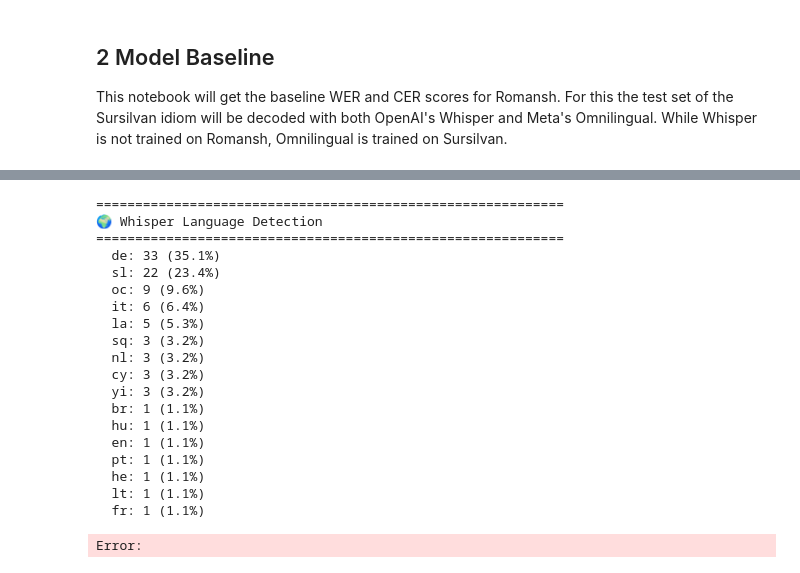
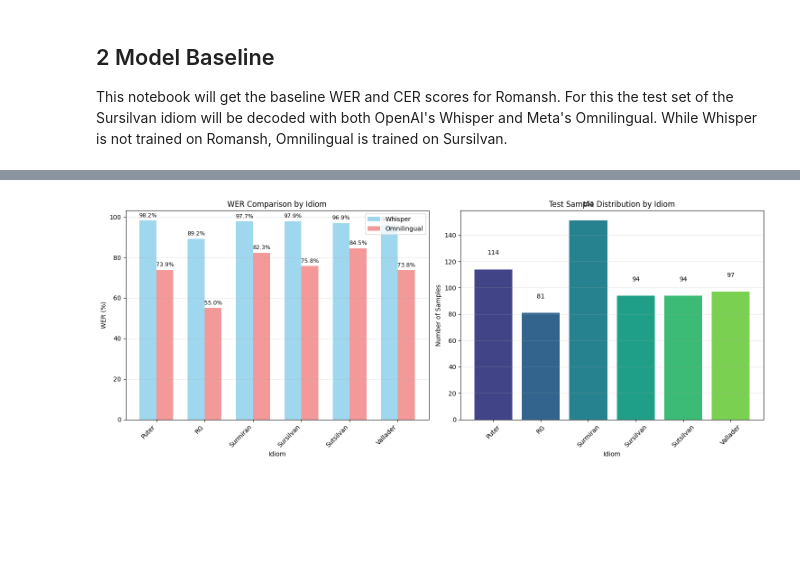
Before and after one commit to manueltuor/Romansh-ASR, a Jupyter notebook: 2_Model_Baseline.ipynb, the cells around one changed output, grey strips where cells are left out. Saved outputs shown, nothing was run; the diff lists cells and outputs as text; code cells hidden in the pictures; blank space fills up the shorter version.

```diff
--- a/2_Model_Baseline.ipynb
+++ b/2_Model_Baseline.ipynb
@@ -293,33 +270,52 @@ Omnilingual:
 # %%
-print("\n" + "="*60)
-print("🌍 Whisper Language Detection")
-print("="*60)
+# Cell 8: Visualization
+fig, axes = plt.subplots(1, 2, figsize=(15, 6))
 
-if whisper_languages:
-    from collections import Counter
-    lang_counts = Counter(whisper_languages)
-    total = len(whisper_languages)
+# Plot 1: WER comparison
+ax = axes[0]
+idioms_plot = idiom_summary[:-1]  # exclude overall
+x = np.arange(len(idioms_plot))
+width = 0.35
 
-    for lang, count in lang_counts.most_common():
-        print(f"  {lang}: {count} ({count/total*100:.1f}%)")
+whisper_vals = idioms_plot['whisper_wer_mean'].values
+omni_vals = idioms_plot['omnilingual_wer_mean'].values
+
+bars1 = ax.bar(x - width/2, whisper_vals, width, label='Whisper', color='skyblue', alpha=0.8)
+bars2 = ax.bar(x + width/2, omni_vals, width, label='Omnilingual', color='lightcoral', alpha=0.8)
+
+ax.set_xlabel('Idiom')
+ax.set_ylabel('WER (%)')
+ax.set_title('WER Comparison by Idiom')
+ax.set_xticks(x)
+ax.set_xticklabels(idioms_plot['idiom'], rotation=45, ha='right')
+ax.legend()
+ax.grid(True, alpha=0.3, axis='y')
+
+# Add value labels
+for bars in [bars1, bars2]:
+    for bar in bars:
+        height = bar.get_height()
+        if height > 0:
+            ax.text(bar.get_x() + bar.get_width()/2., height + 1,
+                    f'{height:.1f}%', ha='center', va='bottom', fontsize=9)
+
+# Plot 2: Sample distribution
+ax = axes[1]
+samples = idioms_plot['samples'].values
+colors = plt.cm.viridis(np.linspace(0.2, 0.8, len(samples)))
+bars = ax.bar(idioms_plot['idiom'], samples, color=colors)
+ax.set_xlabel('Idiom')
+ax.set_ylabel('Number of Samples')
+ax.set_title('Test Sample Distribution by Idiom')
+ax.tick_params(axis='x', rotation=45)
+ax.grid(True, alpha=0.3, axis='y')
+
+for bar in bars:
+    height = bar.get_height()
+    ax.text(bar.get_x() + bar.get_width()/2., height + 10,
+            f'{int(height)}', ha='center', va='bottom', fontsize=10)
+
+plt.tight_layout()
+plt.show()
 # %% [output]
-============================================================
-🌍 Whisper Language Detection
-============================================================
-  de: 33 (35.1%)
-  sl: 22 (23.4%)
-  oc: 9 (9.6%)
-  it: 6 (6.4%)
-  la: 5 (5.3%)
-  sq: 3 (3.2%)
-  nl: 3 (3.2%)
-  cy: 3 (3.2%)
-  yi: 3 (3.2%)
-  br: 1 (1.1%)
-  hu: 1 (1.1%)
-  en: 1 (1.1%)
-  pt: 1 (1.1%)
-  he: 1 (1.1%)
-  lt: 1 (1.1%)
-  fr: 1 (1.1%)
-Error:
+[figure, added]
```
Also changed, not shown: parts of 9 cells of this notebook, 3 other files.
